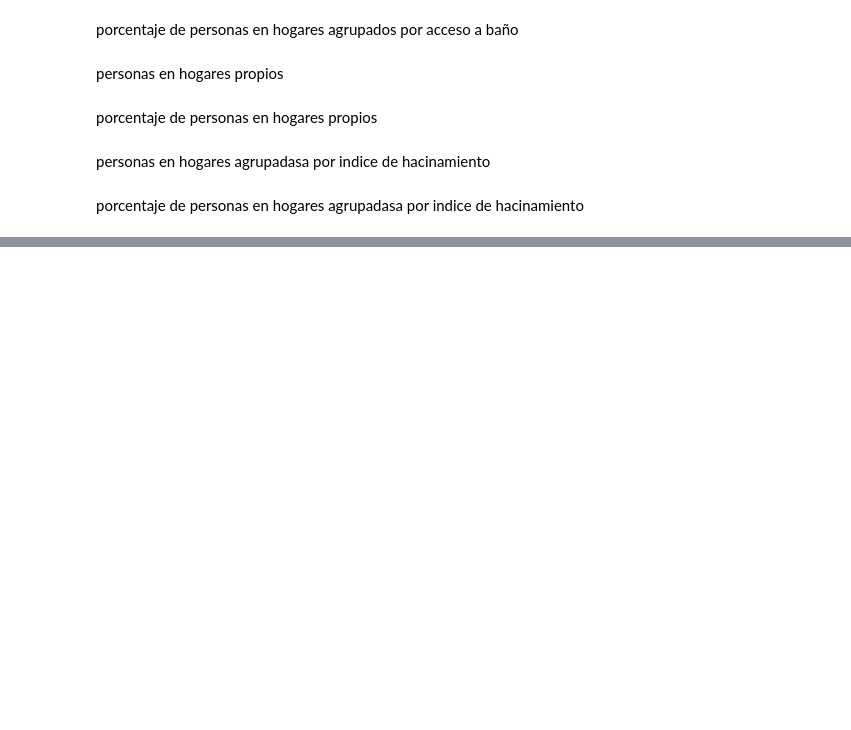
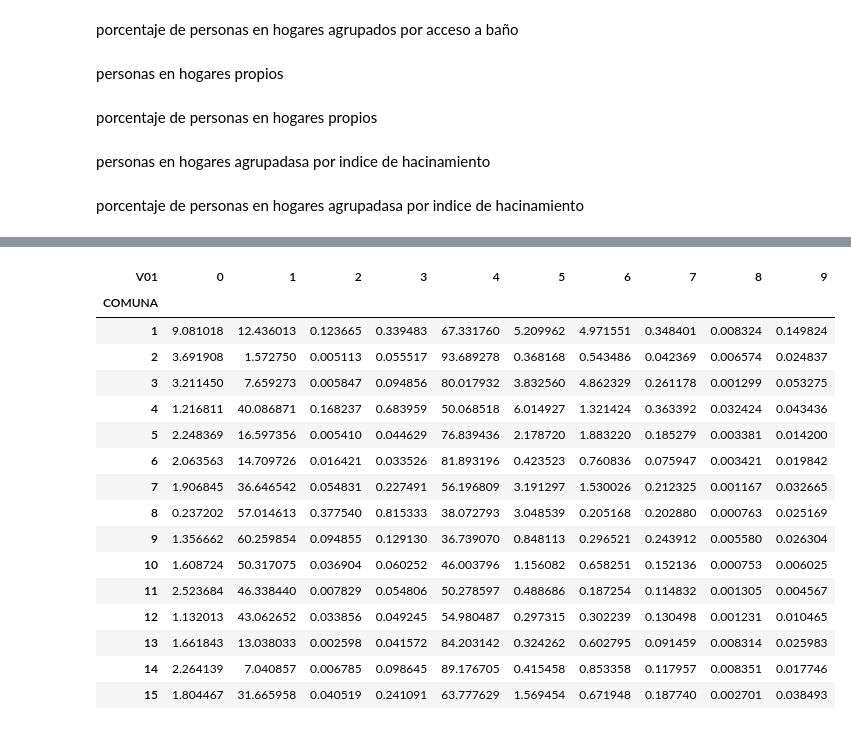
Before and after one commit to miller862/GRUPO_GANADOR, a Jupyter notebook: PRESENTACION.ipynb, the cells around one changed output, grey strips where cells are left out. Drawn from its saved outputs; the diff is of its cells as text; code cells hidden in the pictures; blank space fills up the shorter version.

```diff
--- a/PRESENTACION.ipynb
+++ b/PRESENTACION.ipynb
@@ -605,0 +714,21 @@ porcentaje_hogar_hac_c1
+# %%
+porcentajeV01XCOMUNAcrosstab=V01XCOMUNAcrosstab.apply(lambda x: (x+0.)/x.sum()*100,axis=1)
+porcentajeV01XCOMUNAcrosstab
+# %% [output]
+| V01 | 0 | 1 | 2 | 3 | 4 | 5 | 6 | 7 | 8 | 9 |
+| COMUNA |  |  |  |  |  |  |  |  |  |  |
+| 1 | 9.081018 | 12.436013 | 0.123665 | 0.339483 | 67.331760 | 5.209962 | 4.971551 | 0.348401 | 0.008324 | 0.149824 |
+| 2 | 3.691908 | 1.572750 | 0.005113 | 0.055517 | 93.689278 | 0.368168 | 0.543486 | 0.042369 | 0.006574 | 0.024837 |
+| 3 | 3.211450 | 7.659273 | 0.005847 | 0.094856 | 80.017932 | 3.832560 | 4.862329 | 0.261178 | 0.001299 | 0.053275 |
+| 4 | 1.216811 | 40.086871 | 0.168237 | 0.683959 | 50.068518 | 6.014927 | 1.321424 | 0.363392 | 0.032424 | 0.043436 |
+| 5 | 2.248369 | 16.597356 | 0.005410 | 0.044629 | 76.839436 | 2.178720 | 1.883220 | 0.185279 | 0.003381 | 0.014200 |
+| 6 | 2.063563 | 14.709726 | 0.016421 | 0.033526 | 81.893196 | 0.423523 | 0.760836 | 0.075947 | 0.003421 | 0.019842 |
+| 7 | 1.906845 | 36.646542 | 0.054831 | 0.227491 | 56.196809 | 3.191297 | 1.530026 | 0.212325 | 0.001167 | 0.032665 |
+| 8 | 0.237202 | 57.014613 | 0.377540 | 0.815333 | 38.072793 | 3.048539 | 0.205168 | 0.202880 | 0.000763 | 0.025169 |
+| 9 | 1.356662 | 60.259854 | 0.094855 | 0.129130 | 36.739070 | 0.848113 | 0.296521 | 0.243912 | 0.005580 | 0.026304 |
+| 10 | 1.608724 | 50.317075 | 0.036904 | 0.060252 | 46.003796 | 1.156082 | 0.658251 | 0.152136 | 0.000753 | 0.006025 |
+| 11 | 2.523684 | 46.338440 | 0.007829 | 0.054806 | 50.278597 | 0.488686 | 0.187254 | 0.114832 | 0.001305 | 0.004567 |
+| 12 | 1.132013 | 43.062652 | 0.033856 | 0.049245 | 54.980487 | 0.297315 | 0.302239 | 0.130498 | 0.001231 | 0.010465 |
+| 13 | 1.661843 | 13.038033 | 0.002598 | 0.041572 | 84.203142 | 0.324262 | 0.602795 | 0.091459 | 0.008314 | 0.025983 |
+| 14 | 2.264139 | 7.040857 | 0.006785 | 0.098645 | 89.176705 | 0.415458 | 0.853358 | 0.117957 | 0.008351 | 0.017746 |
+| 15 | 1.804467 | 31.665958 | 0.040519 | 0.241091 | 63.777629 | 1.569454 | 0.671948 | 0.187740 | 0.002701 | 0.038493 |
```
Also changed, not shown: parts of 8 cells of this notebook.
